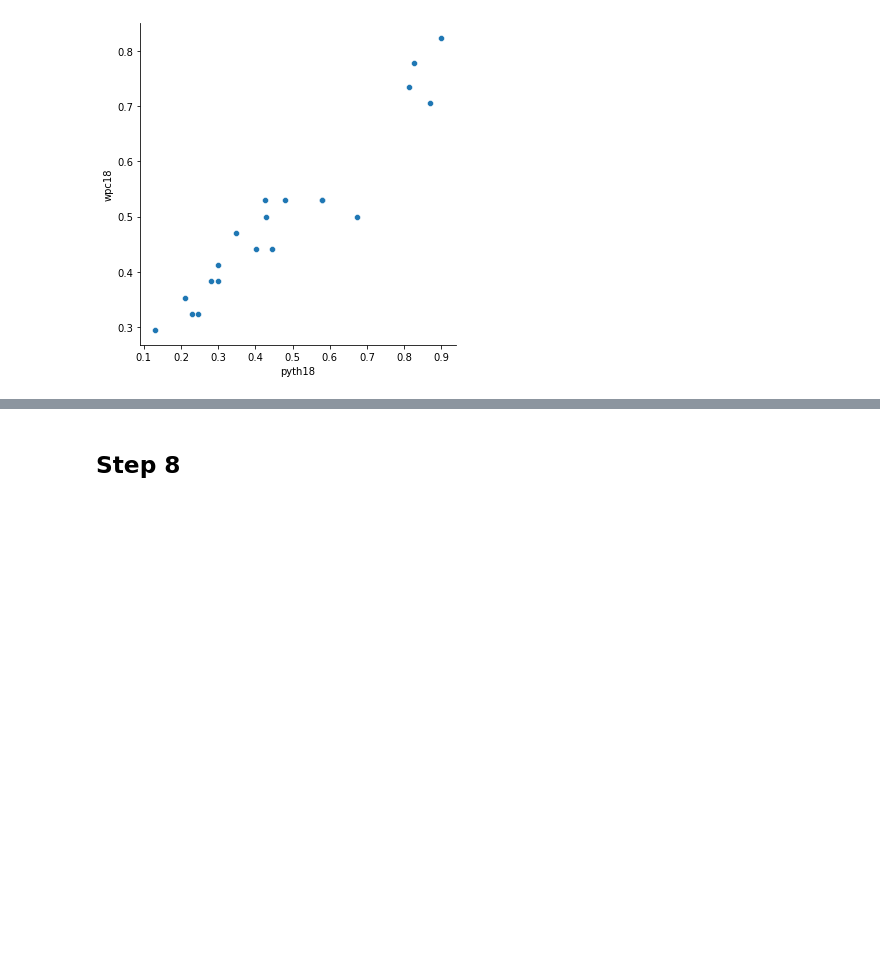
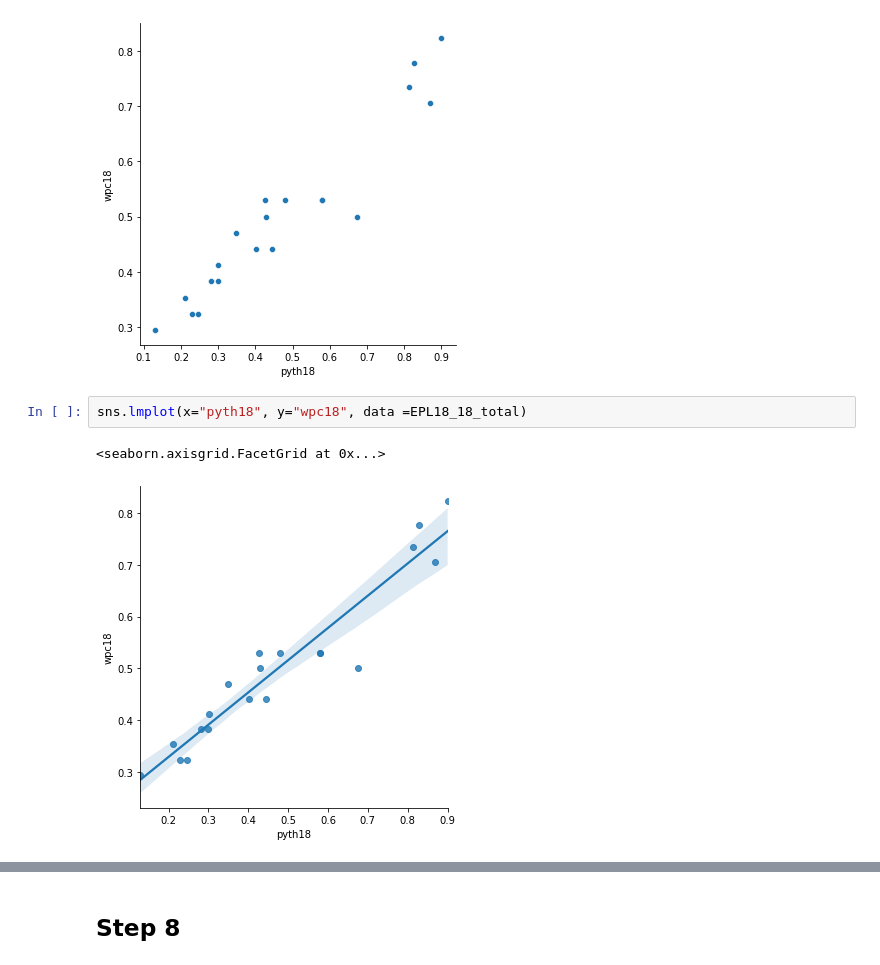
Before and after one commit to pcw789/sports_analysis_python, a Jupyter notebook: Pythagorean_Predictor.ipynb, the cells around one changed output, grey strips where cells are left out. Cells and saved outputs as stored; diff of their text form; blank space fills up the shorter version.

```diff
--- a/Pythagorean_Predictor.ipynb
+++ b/Pythagorean_Predictor.ipynb
@@ -302,6 +305,11 @@ sns.relplot(x="pyth18", y="wpc18", data =EPL18_18_total)
 # %% [output]
 <seaborn.axisgrid.FacetGrid at 0x...>
 [figure]
+# %%
+sns.lmplot(x="pyth18", y="wpc18", data =EPL18_18_total)
+# %% [output]
+<seaborn.axisgrid.FacetGrid at 0x...>
+[figure, added]
 # %%
 # Run the regression
 
```
Also changed, not shown: parts of 16 cells of this notebook.
